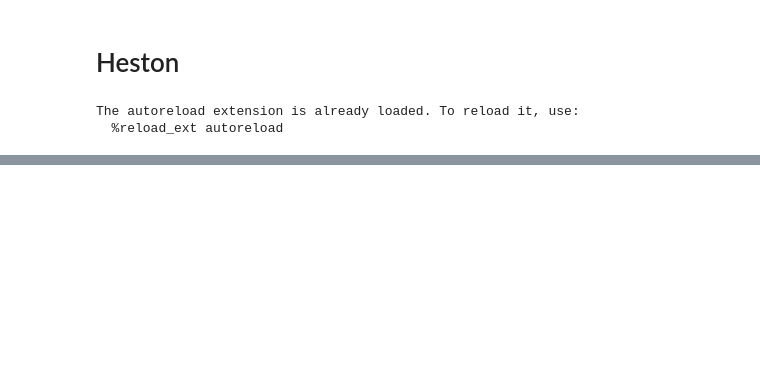
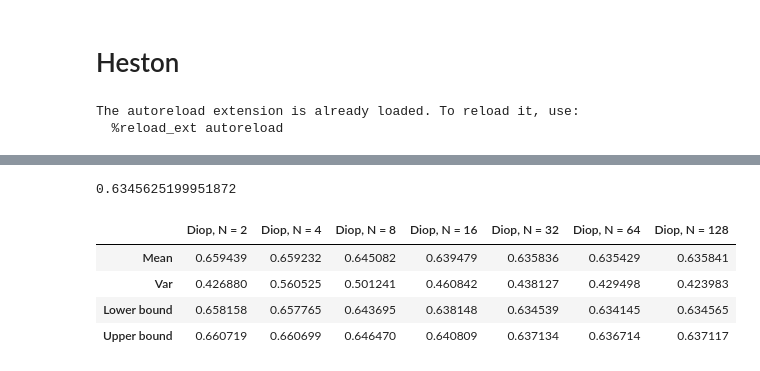
Before and after one commit to ziruNIu/project-Monte-Carlo, a Jupyter notebook: heston.ipynb, the cells around one changed output, grey strips where cells are left out. Saved outputs shown, nothing was run; the diff lists cells and outputs as text; code cells hidden in the pictures; blank space fills up the shorter version.

```diff
--- a/heston.ipynb
+++ b/heston.ipynb
@@ -51,0 +67,11 @@ print(model.call(1))
+# %%
+def monte_carlo(sample, name='', proba=0.95):
+    mean = np.mean(sample)
+    var = np.var(sample, ddof=1)
+    quantile = sps.norm.ppf(1 - (1-proba)/2)
+    ci_size = quantile * np.sqrt(var / sample.size)
+    result = pd.DataFrame(
+        [mean, var, mean - ci_size, mean + ci_size],
+        index=("Mean","Var","Lower bound", "Upper bound"),
+        columns=[name])
+    return result
@@ -51,0 +95,4 @@ print(model.call(1))
+# %%
+exact_price
+# %% [output]
+0.6345625199951872
@@ -51,0 +102,8 @@ print(model.call(1))
+# %%
+res_Diop
+# %% [output]
+|  | Diop, N = 2 | Diop, N = 4 | Diop, N = 8 | Diop, N = 16 | Diop, N = 32 | Diop, N = 64 | Diop, N = 128 |
+| Mean | 0.659439 | 0.659232 | 0.645082 | 0.639479 | 0.635836 | 0.635429 | 0.635841 |
+| Var | 0.426880 | 0.560525 | 0.501241 | 0.460842 | 0.438127 | 0.429498 | 0.423983 |
+| Lower bound | 0.658158 | 0.657765 | 0.643695 | 0.638148 | 0.634539 | 0.634145 | 0.634565 |
+| Upper bound | 0.660719 | 0.660699 | 0.646470 | 0.640809 | 0.637134 | 0.636714 | 0.637117 |
```
Also changed, not shown: parts of 14 cells of this notebook, 1 other file.
